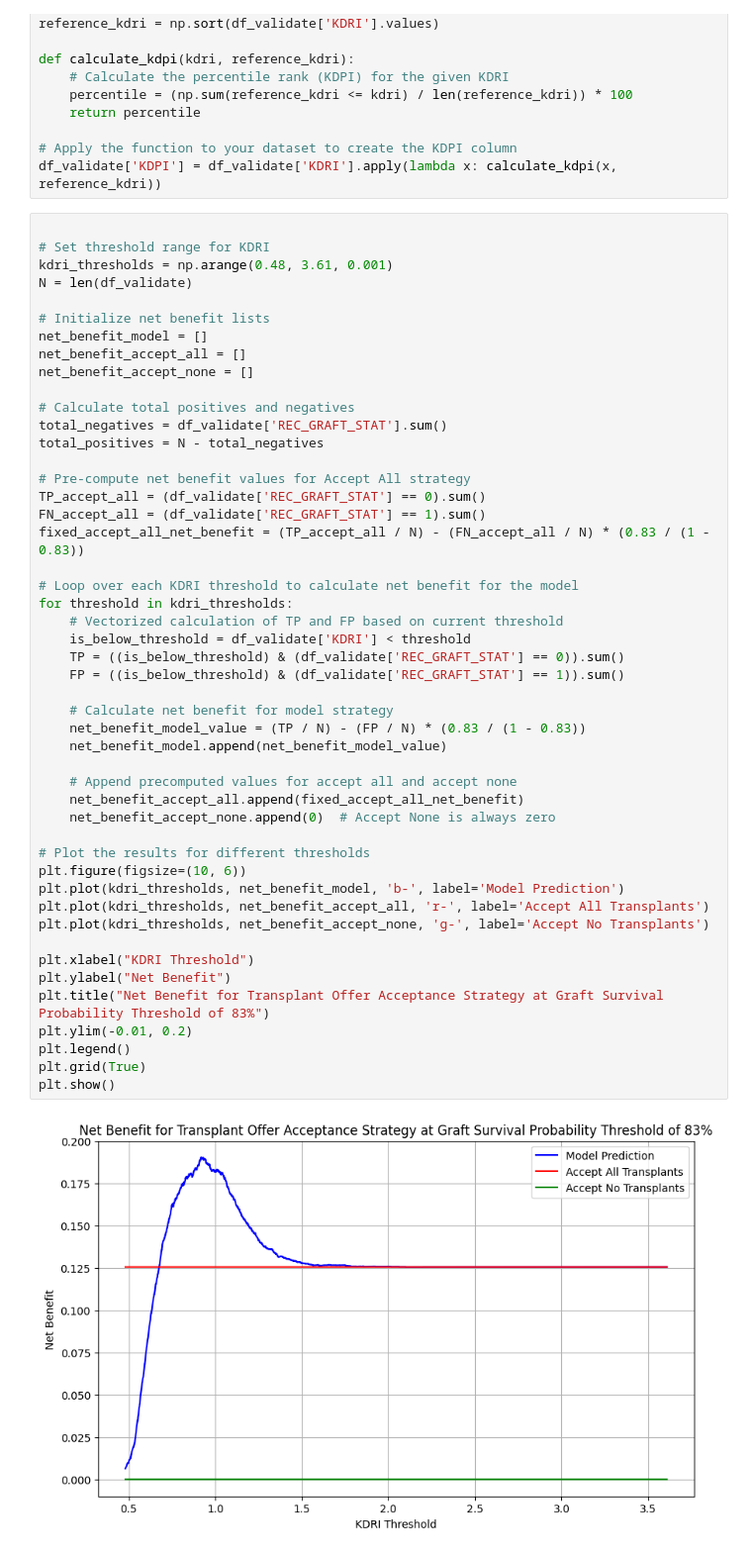
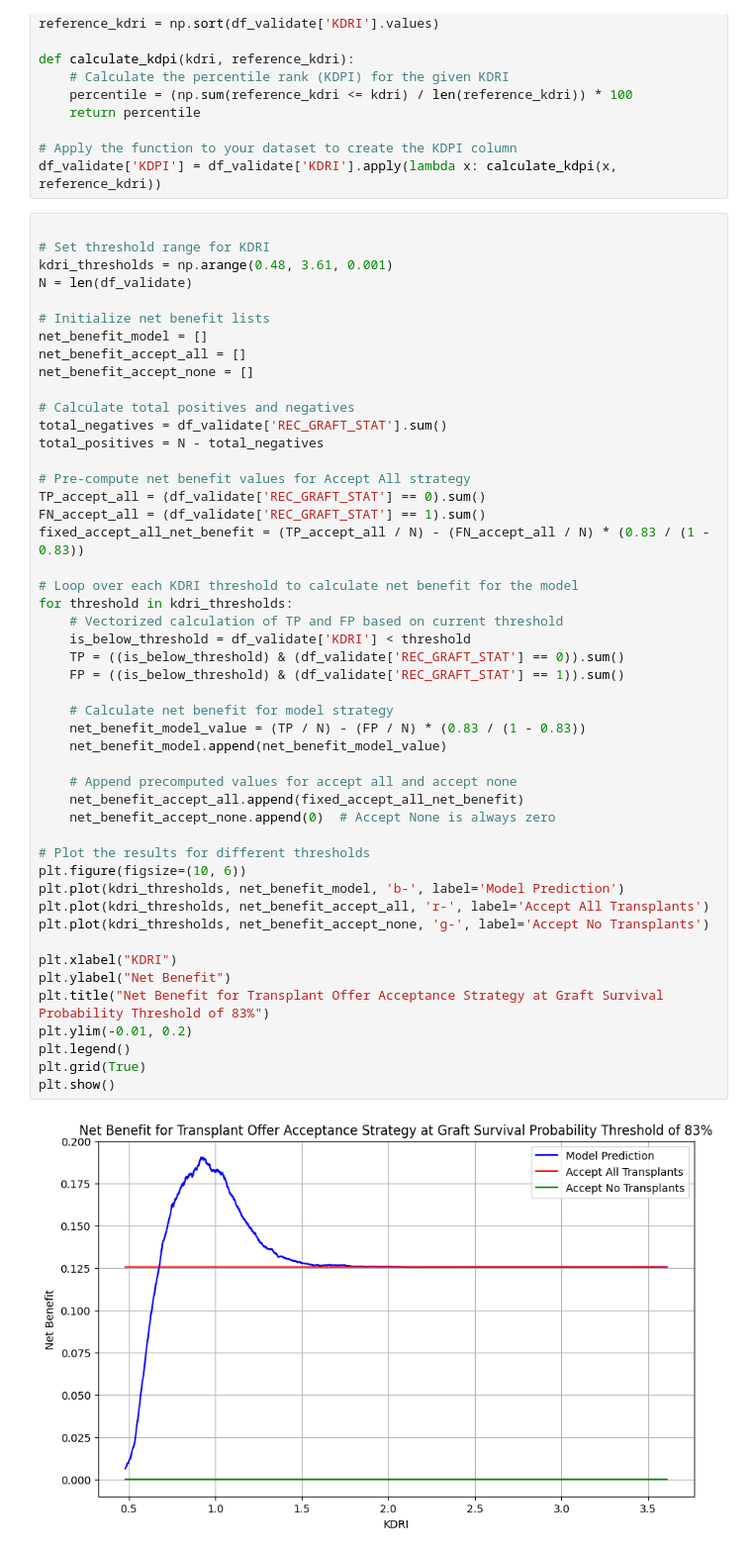
Before and after one commit to akhan390/-decision-curve-analysis-kdri, a Jupyter notebook: dca_preds_D.ipynb, the cells around one changed output. Shown: that part at 99% size. Drawn from its saved outputs; the diff is of its cells as text.

```diff
--- a/dca_preds_D.ipynb
+++ b/dca_preds_D.ipynb
@@ -434,32 +434,32 @@ FN_accept_all = (df_validate['REC_GRAFT_STAT'] == 1).sum()
 fixed_accept_all_net_benefit = (TP_accept_all / N) - (FN_accept_all / N) * (0.83 / (1 - 0.83))
 
 # Loop over each KDRI threshold to calculate net benefit for the model
 for threshold in kdri_thresholds:
     # Vectorized calculation of TP and FP based on current threshold
     is_below_threshold = df_validate['KDRI'] < threshold
     TP = ((is_below_threshold) & (df_validate['REC_GRAFT_STAT'] == 0)).sum()
     FP = ((is_below_threshold) & (df_validate['REC_GRAFT_STAT'] == 1)).sum()
 
     # Calculate net benefit for model strategy
     net_benefit_model_value = (TP / N) - (FP / N) * (0.83 / (1 - 0.83))
     net_benefit_model.append(net_benefit_model_value)
 
     # Append precomputed values for accept all and accept none
     net_benefit_accept_all.append(fixed_accept_all_net_benefit)
     net_benefit_accept_none.append(0)  # Accept None is always zero
 
 # Plot the results for different thresholds
 plt.figure(figsize=(10, 6))
 plt.plot(kdri_thresholds, net_benefit_model, 'b-', label='Model Prediction')
 plt.plot(kdri_thresholds, net_benefit_accept_all, 'r-', label='Accept All Transplants')
 plt.plot(kdri_thresholds, net_benefit_accept_none, 'g-', label='Accept No Transplants')
 
-plt.xlabel("KDRI Threshold")
+plt.xlabel("KDRI")
 plt.ylabel("Net Benefit")
 plt.title("Net Benefit for Transplant Offer Acceptance Strategy at Graft Survival Probability Threshold of 83%")
 plt.ylim(-0.01, 0.2)
 plt.legend()
 plt.grid(True)
 plt.show()
 # %% [output]
-[figure, old version]
+[figure, new version]
```
Also changed, not shown: parts of 5 cells of this notebook, 1 other file.
